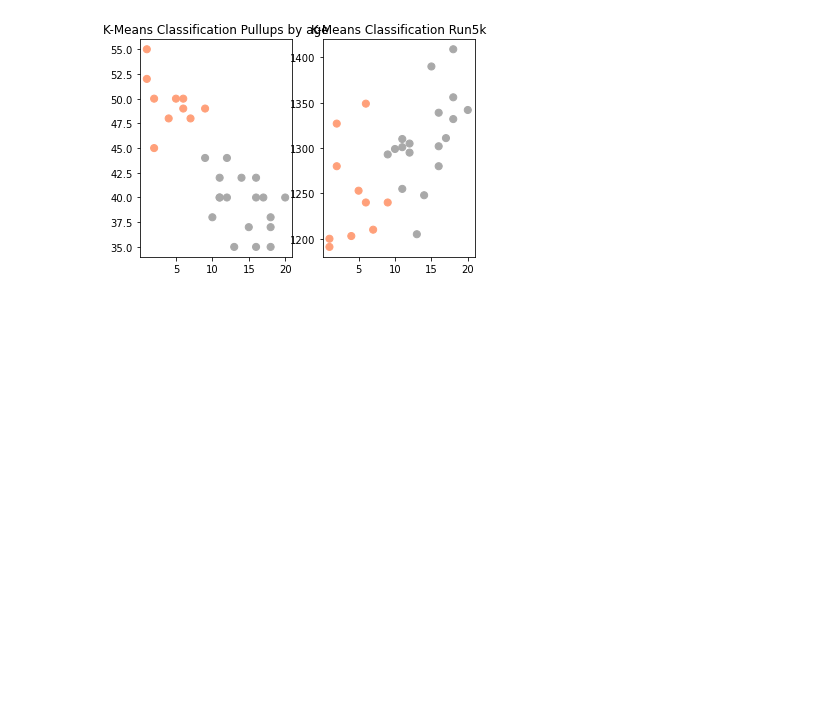
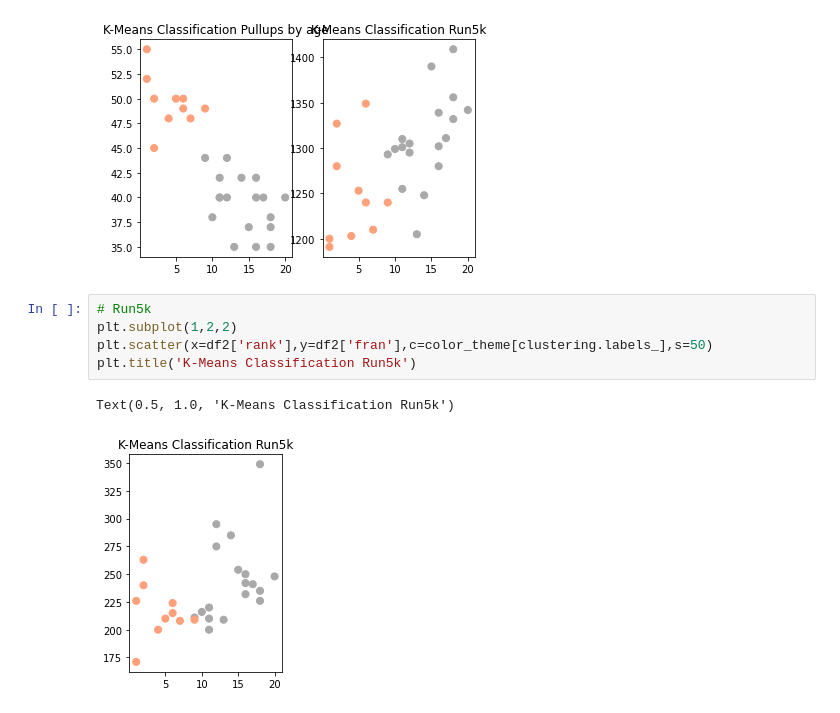
Before and after one commit to allisontao/crossfit-games-analysis, a Jupyter notebook: clustering.ipynb, the cells around one changed output. Saved outputs shown, nothing was run; the diff lists cells and outputs as text; blank space fills up the shorter version.

```diff
--- a/clustering.ipynb
+++ b/clustering.ipynb
@@ -524,3 +536,11 @@ plt.title('K-Means Classification Run5k')
 # %% [output]
 Text(0.5, 1.0, 'K-Means Classification Run5k')
 [figure]
+# %%
+# Run5k
+plt.subplot(1,2,2)
+plt.scatter(x=df2['rank'],y=df2['fran'],c=color_theme[clustering.labels_],s=50)
+plt.title('K-Means Classification Run5k')
+# %% [output]
+Text(0.5, 1.0, 'K-Means Classification Run5k')
+[figure, added]
```
Also changed, not shown: parts of 1 cell of this notebook.
